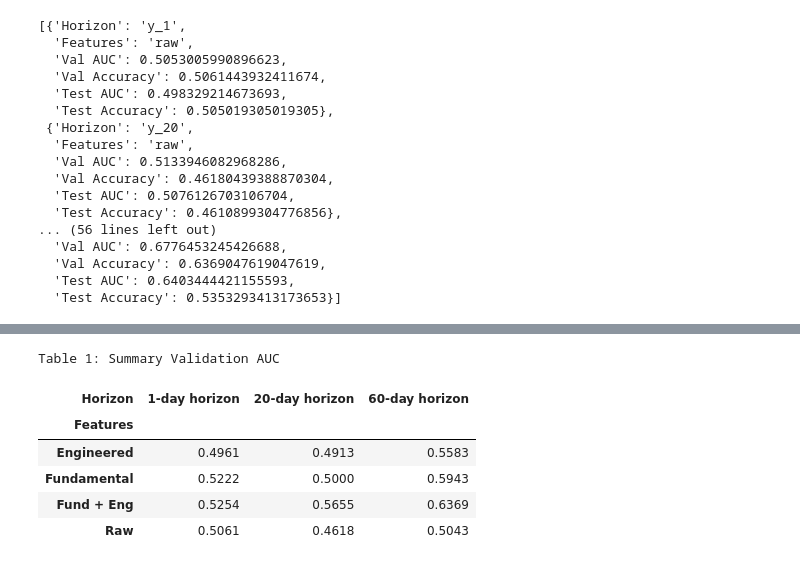
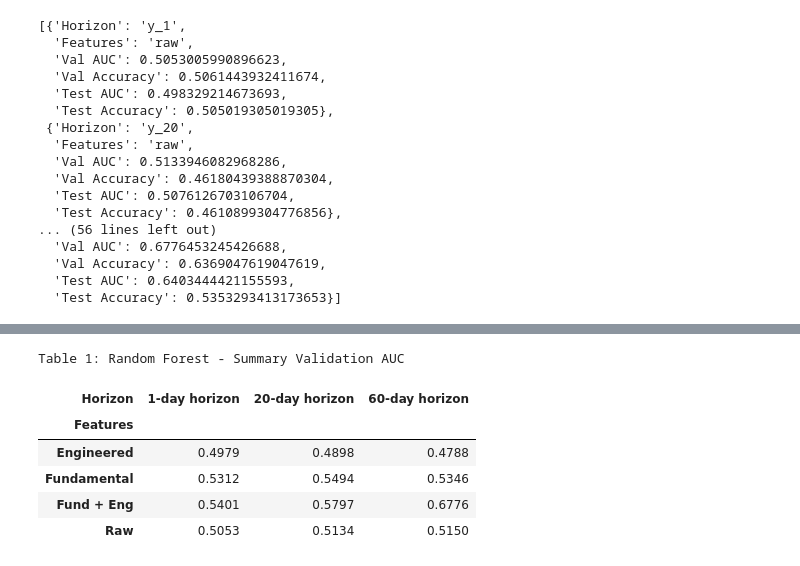
Before and after one commit to RipaltaOriol/ML-Stock-Predictor, a Jupyter notebook: random_forest_models.ipynb, the cells around one changed output, grey strips where cells are left out. Saved outputs shown, nothing was run; the diff lists cells and outputs as text; code cells hidden in the pictures.

Commit message:
Pushing final Random Forest

```diff
--- a/random_forest_models.ipynb
+++ b/random_forest_models.ipynb
@@ -167,20 +185,63 @@ test_df
+# %%
+res_df = pd.DataFrame(res)
+val_auc_df = res_df.pivot(index = "Features", columns = "Horizon", values = "Val AUC")
+
+val_auc_df = val_auc_df.rename(columns={
+    "y_1": "1-day horizon",
+    "y_20": "20-day horizon",
+    "y_60": "60-day horizon"
+})
+
+val_auc_df = val_auc_df.rename(index={
+    "raw": "Raw",
+    "eng": "Engineered",
+    "fund": "Fundamental",
+    "fund_eng": "Fund + Eng"
+})
+
+val_auc_st = (
+    val_auc_df.style
+      .set_caption("Table 1: Random Forest - Summary Validation AUC")
+      .format("{:.4f}")              # numeric formatting
+      .set_table_styles([
+          {"selector": "table", "props": "width:100%; border-collapse:separate; border-spacing:10px;"},
+          {"selector": "th, td", "props": "padding:10px;"},
+          {"selector": "th", "props": "font-size:12pt;"},
+          {"selector": "td", "props": "font-size:11pt;"},
+      ])
+      .set_properties(**{"min-width": "120px"})
+)
+
+#dfi.export(test_st, "random_forest_table_test.png", table_conversion="matplotlib")
+dfi.export(val_auc_st, "random_forest_table_validation_AUC.png", table_conversion="matplotlib")
+# %%
+val_auc_st
+# %% [output]
+Table 1: Random Forest - Summary Validation AUC
+| Horizon | 1-day horizon | 20-day horizon | 60-day horizon |
+| Features |  |  |  |
+| Engineered | 0.4979 | 0.4898 | 0.4788 |
+| Fundamental | 0.5312 | 0.5494 | 0.5346 |
+| Fund + Eng | 0.5401 | 0.5797 | 0.6776 |
+| Raw | 0.5053 | 0.5134 | 0.5150 |
 # %%
-val_df = val_df.rename(columns={
+test_acc_df = res_df.pivot(index = "Features", columns = "Horizon", values = "Test Accuracy")
+test_acc_df = test_acc_df.rename(columns={
     "y_1": "1-day horizon",
     "y_20": "20-day horizon",
     "y_60": "60-day horizon"
 })
 
-val_df = val_df.rename(index={
+test_acc_df = test_acc_df.rename(index={
     "raw": "Raw",
     "eng": "Engineered",
     "fund": "Fundamental",
     "fund_eng": "Fund + Eng"
 })
 
-val_st = (
-    val_df.style
-      .set_caption("Table 1: Summary Validation AUC")
+test_acc_st = (
+    test_acc_df.style
+      .set_caption("Table 2: Random Forest - Summary Testing Accuracy")
       .format("{:.4f}")              # numeric formatting
       .set_table_styles([
           {"selector": "table", "props": "width:100%; border-collapse:separate; border-spacing:10px;"},
@@ -190,12 +251,4 @@ val_st = (
       ])
       .set_properties(**{"min-width": "120px"})
 )
-val_st
+dfi.export(test_acc_st, "random_forest_table_test_accuracy.png", table_conversion="matplotlib")
-# %% [output]
-Table 1: Summary Validation AUC
-| Horizon | 1-day horizon | 20-day horizon | 60-day horizon |
-| Features |  |  |  |
-| Engineered | 0.4961 | 0.4913 | 0.5583 |
-| Fundamental | 0.5222 | 0.5000 | 0.5943 |
-| Fund + Eng | 0.5254 | 0.5655 | 0.6369 |
-| Raw | 0.5061 | 0.4618 | 0.5043 |
```
Also changed, not shown: parts of 16 cells of this notebook, 1 other file.
